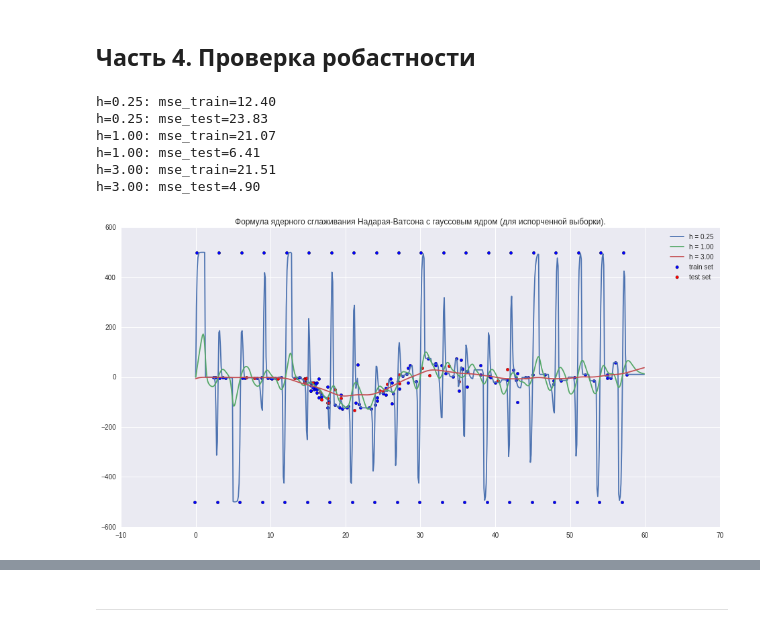
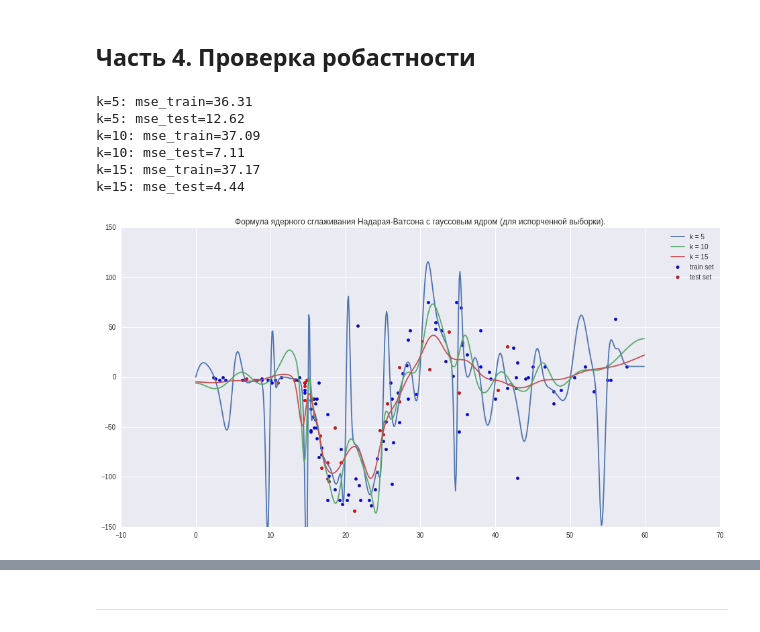
Before and after one commit to AVBelyy/ML-ITMO-HW, a Jupyter notebook: hw5/ITMO ML Course, lab 5. Non-parametric regression.ipynb, the cells around one changed output, grey strips where cells are left out. Cells and saved outputs as stored; diff of their text form; code cells hidden in the pictures.

Commit message:
Add adaptive step scaling for Nadaraya-Watson regression model

```diff
--- a/hw5/ITMO ML Course, lab 5. Non-parametric regression.ipynb
+++ b/hw5/ITMO ML Course, lab 5. Non-parametric regression.ipynb
@@ -38,57 +38,66 @@ quartic_kernel     = lambda x: (1 - x**2)**2 if abs(x) <= 1 else 0
 gaussian_kernel    = lambda x: np.exp(-2*(x**2))
 # %%
 class NadarayaWatsonRegression(BaseEstimator):
-    def __init__(self, kernel_func, h, metric=euclidean_metric):
+    def __init__(self, kernel_func, k, metric=euclidean_metric):
         self.kernel_func = kernel_func
-        self.h = h
+        self.k = k
         self.metric = metric
 
     def get_params(self, deep=False):
         return {"kernel_func": self.kernel_func,
-                "h": self.h,
+                "k": self.k,
                 "metric": self.metric}
 
     def set_params(self, **params):
         self.kernel_func = params["kernel_func"]
-        self.h = params["h"]
+        self.k = params["k"]
         self.metric = params["metric"]
 
     def fit(self, X, y):
         self.X = X
         self.y = y
 
+        # precalculate h_i
+        self.hs = []
+        for i in range(len(self.X)):
+            xi = self.X[i]
+            dists = list(map(lambda y: self.metric(xi, y), self.X))
+            hi = np.partition(dists, self.k, axis=0)[self.k]
+            self.hs.append(hi)
+
     def predict(self, X):
         ys = []
         for x in X:
             n = 0
             d = 0
-            for xi, yi in zip(self.X, self.y):
-                k = self.kernel_func(self.metric(x, xi) / self.h)
-                n += yi * k
-                d += k
+            for xi, yi, hi in zip(self.X, self.y, self.hs):
+                z = self.kernel_func(self.metric(x, xi) / hi)
+                n += yi * z
+                d += z
             ys.append(n / d)
         return np.array(ys)
 # %%
-def plot_nadaraya_watson(kernel, hs, title):
+def plot_nadaraya_watson(kernel, ks, title):
     x_curve = np.arange(0, 60, 0.1)
     ys_curve = []
     mses = {"train": [], "test": []}
-    for h in hs:
-        nw = NadarayaWatsonRegression(kernel, h)
+    for k in ks:
+        nw = NadarayaWatsonRegression(kernel, k)
         nw.fit(X_train, y_train)
         y_curve = nw.predict(x_curve)
         ys_curve.append(y_curve)
         for xs, ys, err_type in zip([X_train, X_test], [y_train, y_test], ["train", "test"]):
             y_pred = nw.predict(xs)
             err = euclidean_metric(ys, y_pred) / len(ys)
-            print("h=%.2f: mse_%s=%.2f" % (h, err_type, err))
+            print("k=%d: mse_%s=%.2f" % (k, err_type, err))
 
     plt.figure(figsize=(16, 8))
     plt.title(title)
     plt.scatter(X_train, y_train, c="b", label="train set")
     plt.scatter(X_test, y_test, c="r", label="test set")
-    for h, y_curve in zip(hs, ys_curve):
-        plt.plot(x_curve, y_curve, label="h = %.2f" % h)
+    for k, y_curve in zip(ks, ys_curve):
+        plt.plot(x_curve, y_curve, label="k = %d" % k)
     plt.legend(loc=1)
+    plt.ylim(-150, 150)
     plt.show()
 # %%
@@ -273,13 +282,13 @@ for x_dropout in np.arange(0, 60, 3):
 # %%
-plot_nadaraya_watson(gaussian_kernel, [0.25, 1.0, 3.0], "Формула ядерного сглаживания Надарая-Ватсона с гауссовым ядром (для испорченной выборки).")
+plot_nadaraya_watson(gaussian_kernel, [5, 10, 15], "Формула ядерного сглаживания Надарая-Ватсона с гауссовым ядром (для испорченной выборки).")
 # %% [output]
-h=0.25: mse_train=12.40
-h=0.25: mse_test=23.83
-h=1.00: mse_train=21.07
-h=1.00: mse_test=6.41
-h=3.00: mse_train=21.51
-h=3.00: mse_test=4.90
+k=5: mse_train=36.31
+k=5: mse_test=12.62
+k=10: mse_train=37.09
+k=10: mse_test=7.11
+k=15: mse_train=37.17
+k=15: mse_test=4.44
-[figure, old version]
+[figure, new version]
 # %%
 plot_lowess(gaussian_kernel, [5, 10, 15], "Формула ядерного сглаживания LOWESS с гауссовым ядром (для испорченной выборки).")
 # %% [output]
```
Also changed, not shown: parts of 12 cells of this notebook.
